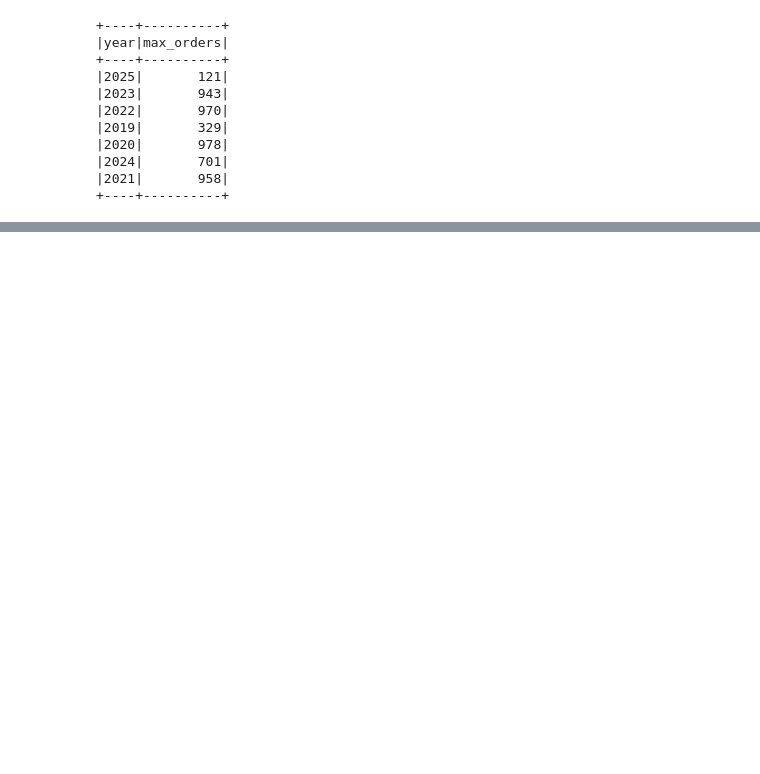
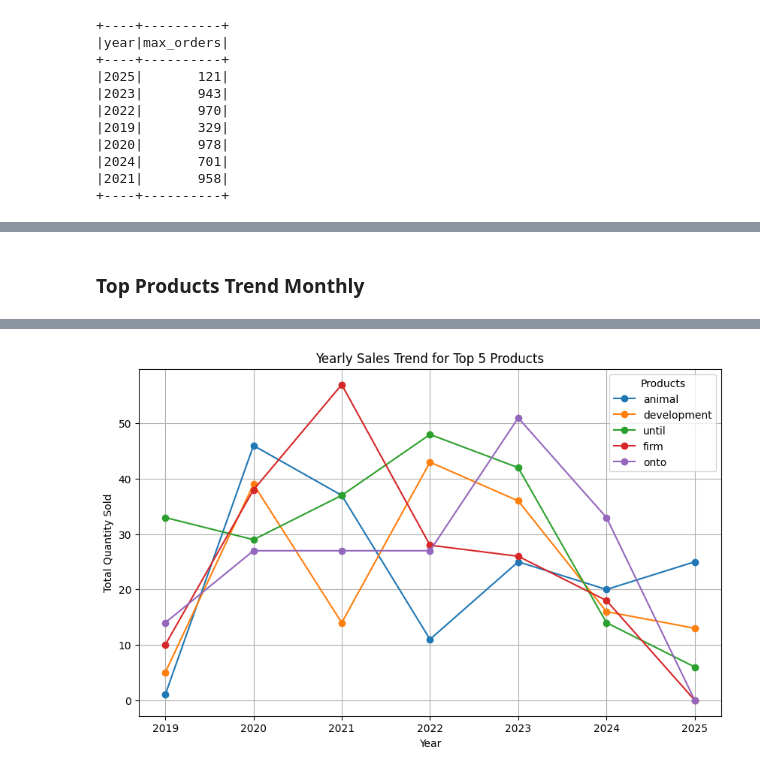
Before and after one commit to mayanksahunucleusteq/Big-Data-Capstone, a Jupyter notebook: main.ipynb, the cells around one changed output, grey strips where cells are left out. Saved outputs shown, nothing was run; the diff lists cells and outputs as text; code cells hidden in the pictures; blank space fills up the shorter version.

```diff
--- a/main.ipynb
+++ b/main.ipynb
@@ -768,0 +662,2 @@ plot_top_n_product_ratings(df_categorize_reviews = df_categorize_review, product
+# %% [markdown]
+### Top Products Trend Monthly
@@ -768,0 +666,3 @@ plot_top_n_product_ratings(df_categorize_reviews = df_categorize_review, product
+# %%
+plot_top_product_yearly_trends(df_orders=orders, df_order_items=order_item, df_products=product, order_id_col="order_id", order_date_col="order_date", product_id_col="product_id", quantity_col="quantity", product_name_col="product_name", top_n=5)
+# %% [output]
@@ -768,0 +675 @@ plot_top_n_product_ratings(df_categorize_reviews = df_categorize_review, product
+[figure, added]
```
Also changed, not shown: parts of 108 cells of this notebook, 26 other files.
